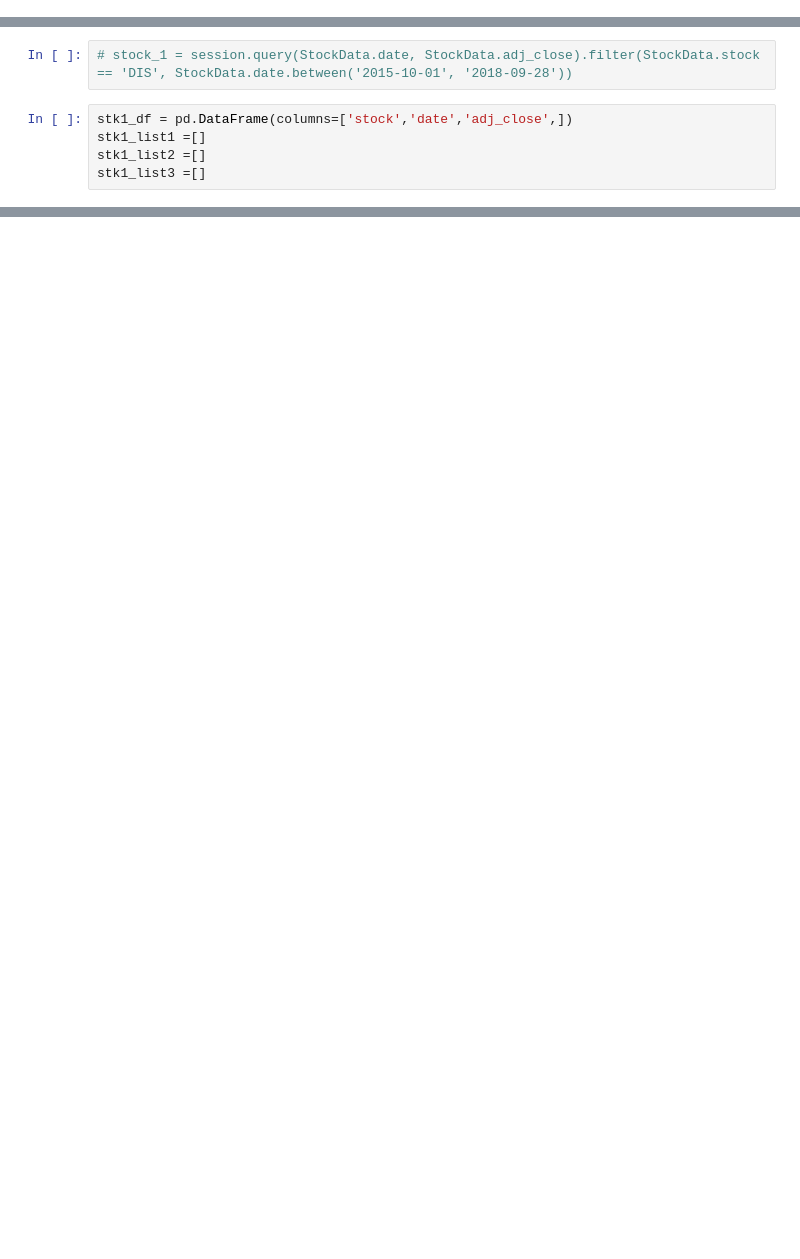
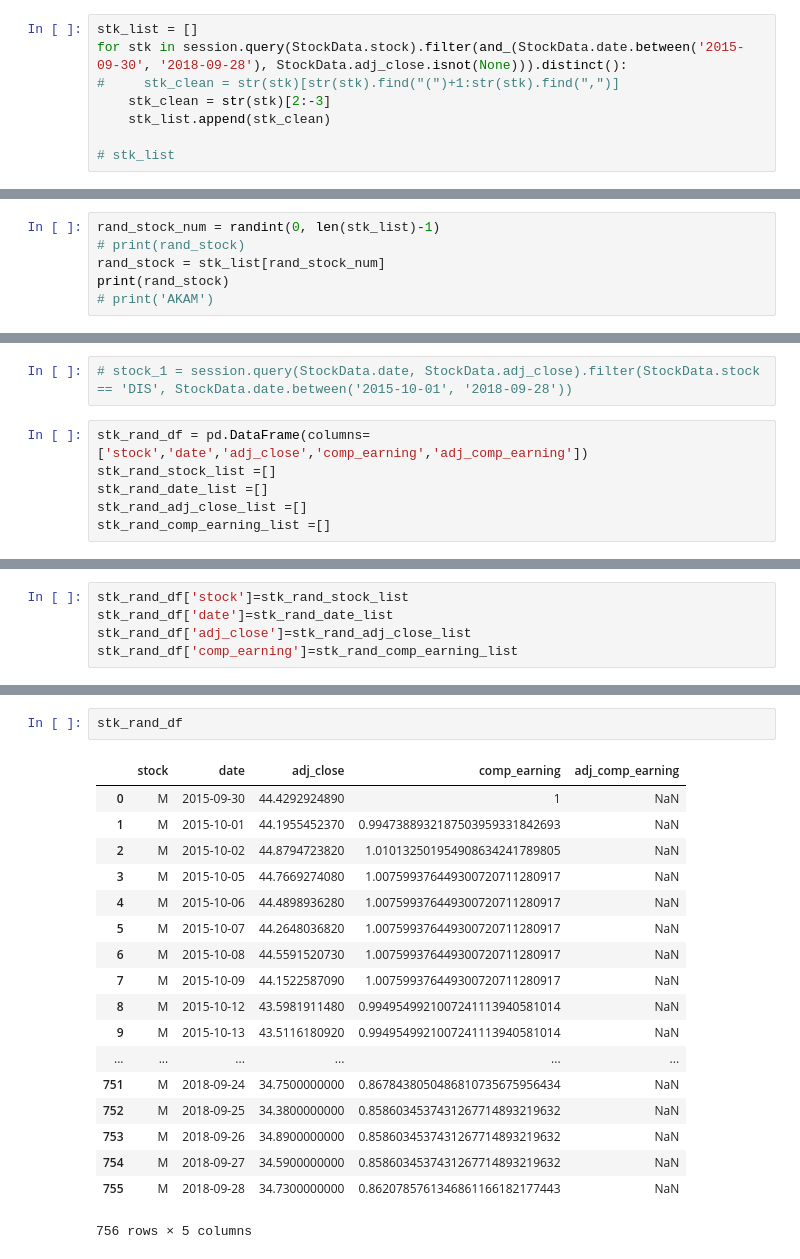
Before and after one commit to themarylin/stock-epoch-alypse, a Jupyter notebook: Rando Logic.ipynb, the cells around one changed output, grey strips where cells are left out. Drawn from its saved outputs; the diff is of its cells as text; blank space fills up the shorter version.

```diff
--- a/Rando Logic.ipynb
+++ b/Rando Logic.ipynb
@@ -77,0 +84,8 @@ stk_list
+# %%
+stk_list = []
+for stk in session.query(StockData.stock).filter(and_(StockData.date.between('2015-09-30', '2018-09-28'), StockData.adj_close.isnot(None))).distinct():
+#     stk_clean = str(stk)[str(stk).find("(")+1:str(stk).find(",")]
+    stk_clean = str(stk)[2:-3]
+    stk_list.append(stk_clean)
+
+# stk_list
@@ -77,0 +95,6 @@ stk_list
+# %%
+rand_stock_num = randint(0, len(stk_list)-1)
+# print(rand_stock)
+rand_stock = stk_list[rand_stock_num]
+print(rand_stock)
+# print('AKAM')
@@ -99,7 +113,8 @@ for i in range(10):
 # %%
 # stock_1 = session.query(StockData.date, StockData.adj_close).filter(StockData.stock == 'DIS', StockData.date.between('2015-10-01', '2018-09-28'))
 # %%
-stk1_df = pd.DataFrame(columns=['stock','date','adj_close',])
-stk1_list1 =[]
-stk1_list2 =[]
-stk1_list3 =[]
+stk_rand_df = pd.DataFrame(columns=['stock','date','adj_close','comp_earning','adj_comp_earning'])
+stk_rand_stock_list =[]
+stk_rand_date_list =[]
+stk_rand_adj_close_list =[]
+stk_rand_comp_earning_list =[]
@@ -182,0 +192,5 @@ DIS 2018-09-28 00:00:00 116.9400000000
+# %%
+stk_rand_df['stock']=stk_rand_stock_list
+stk_rand_df['date']=stk_rand_date_list
+stk_rand_df['adj_close']=stk_rand_adj_close_list
+stk_rand_df['comp_earning']=stk_rand_comp_earning_list
@@ -182,0 +211,21 @@ DIS 2018-09-28 00:00:00 116.9400000000
+# %%
+stk_rand_df
+# %% [output]
+|  | stock | date | adj_close | comp_earning | adj_comp_earning |
+| 0 | M | 2015-09-30 | 44.4292924890 | 1 | NaN |
+| 1 | M | 2015-10-01 | 44.1955452370 | 0.9947388932187503959331842693 | NaN |
+| 2 | M | 2015-10-02 | 44.8794723820 | 1.010132501954908634241789805 | NaN |
+| 3 | M | 2015-10-05 | 44.7669274080 | 1.007599376449300720711280917 | NaN |
+| 4 | M | 2015-10-06 | 44.4898936280 | 1.007599376449300720711280917 | NaN |
+| 5 | M | 2015-10-07 | 44.2648036820 | 1.007599376449300720711280917 | NaN |
+| 6 | M | 2015-10-08 | 44.5591520730 | 1.007599376449300720711280917 | NaN |
+| 7 | M | 2015-10-09 | 44.1522587090 | 1.007599376449300720711280917 | NaN |
+| 8 | M | 2015-10-12 | 43.5981911480 | 0.9949549921007241113940581014 | NaN |
+| 9 | M | 2015-10-13 | 43.5116180920 | 0.9949549921007241113940581014 | NaN |
+| ... | ... | ... | ... | ... | ... |
+| 751 | M | 2018-09-24 | 34.7500000000 | 0.8678438050486810735675956434 | NaN |
+| 752 | M | 2018-09-25 | 34.3800000000 | 0.8586034537431267714893219632 | NaN |
+| 753 | M | 2018-09-26 | 34.8900000000 | 0.8586034537431267714893219632 | NaN |
+| 754 | M | 2018-09-27 | 34.5900000000 | 0.8586034537431267714893219632 | NaN |
+| 755 | M | 2018-09-28 | 34.7300000000 | 0.8620785761346861166182177443 | NaN |
+756 rows × 5 columns
```
Also changed, not shown: parts of 27 cells of this notebook, 2 other files.
